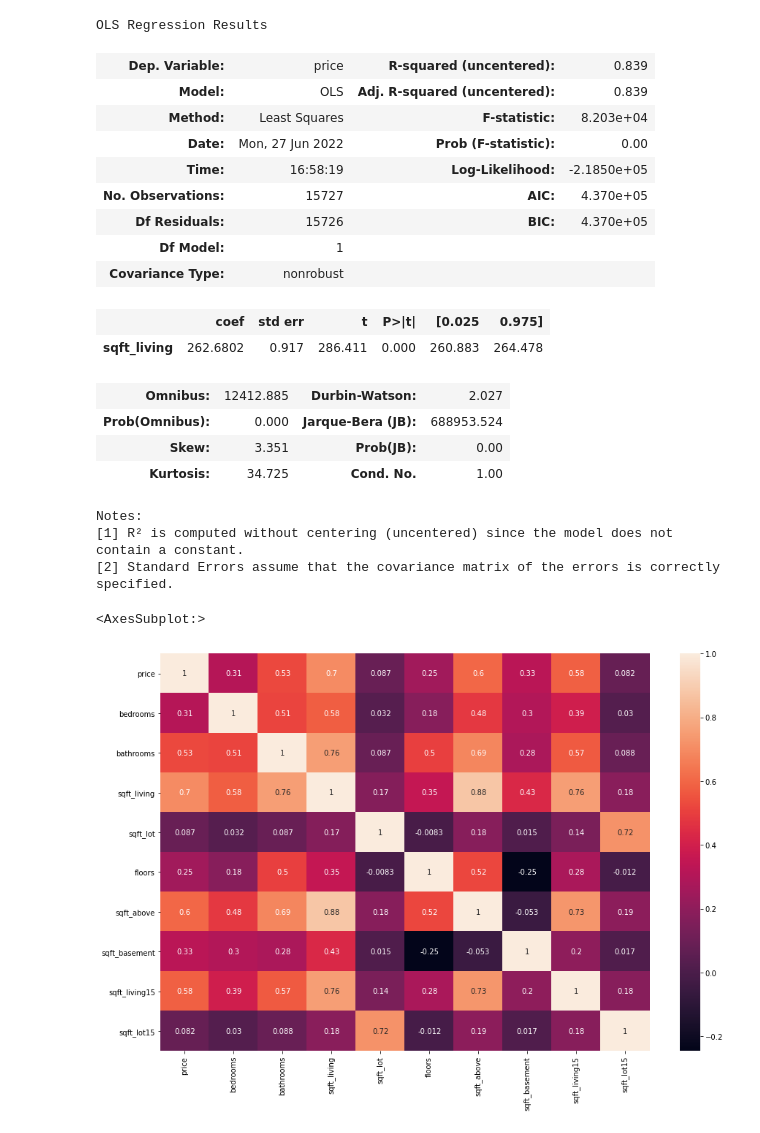
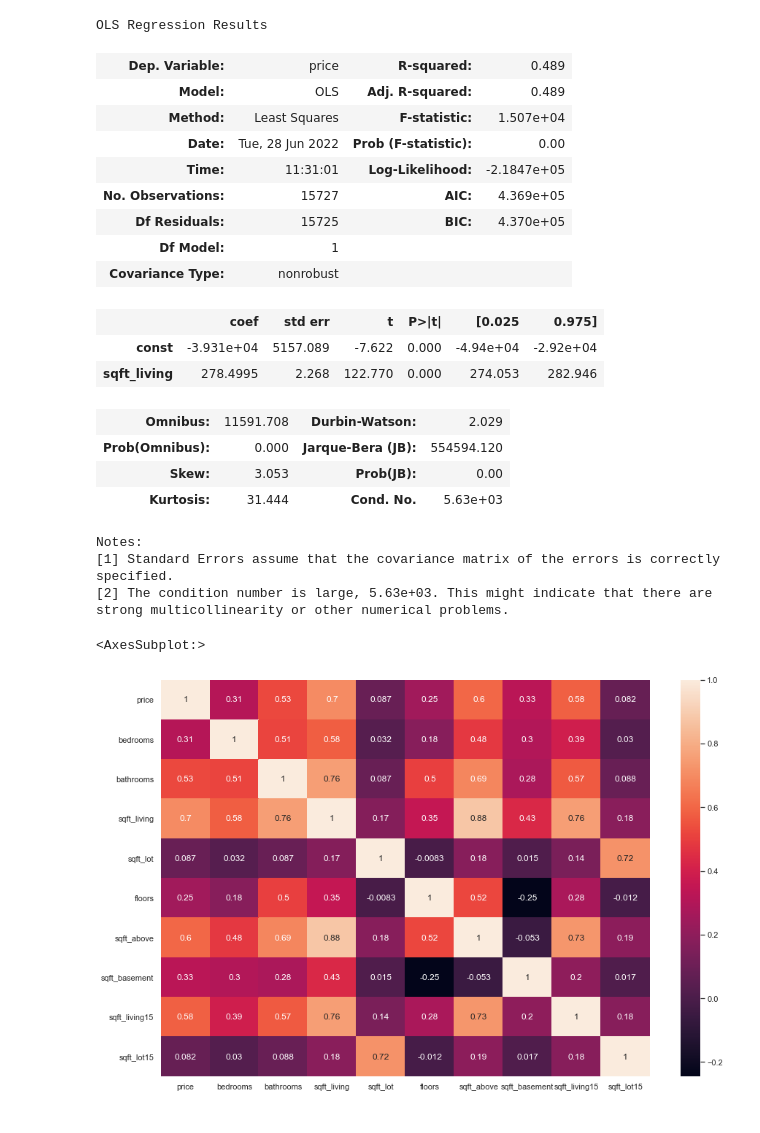
Before and after one commit to pjlannoo/Housing-Data-Project, a Jupyter notebook: Notebooks/Phil/ScratchNotebook.ipynb, the cells around one changed output. Cells and saved outputs as stored; diff of their text form; code cells hidden in the pictures.

```diff
--- a/Notebooks/Phil/ScratchNotebook.ipynb
+++ b/Notebooks/Phil/ScratchNotebook.ipynb
@@ -13,4 +14,4 @@ from sklearn.metrics import r2_score, mean_squared_error
 # %%
 df = pd.read_csv('../../data/clean_kc_house_data.csv')
-df = df.drop(columns='Unnamed: 0')
+df = df.drop(columns=['Unnamed: 0','date'])
 # %%
@@ -20,35 +65,37 @@ x_train, x_test, y_train, y_test = train_test_split(x, y, test_size=0.25, random
 # %%
-sqftModel = sm.OLS(y_train,x_train['sqft_living']).fit()
+sqftModel = sm.OLS(y_train,sm.add_constant(x_train['sqft_living'])).fit()
 sqftModel.summary()
 # %% [output]
 OLS Regression Results
-| Dep. Variable: | price | R-squared (uncentered): | 0.839 |
-| Model: | OLS | Adj. R-squared (uncentered): | 0.839 |
-| Method: | Least Squares | F-statistic: | 8.203e+04 |
-| Date: | Mon, 27 Jun 2022 | Prob (F-statistic): | 0.00 |
-| Time: | 16:58:19 | Log-Likelihood: | -2.1850e+05 |
-| No. Observations: | 15727 | AIC: | 4.370e+05 |
-| Df Residuals: | 15726 | BIC: | 4.370e+05 |
+| Dep. Variable: | price | R-squared: | 0.489 |
+| Model: | OLS | Adj. R-squared: | 0.489 |
+| Method: | Least Squares | F-statistic: | 1.507e+04 |
+| Date: | Tue, 28 Jun 2022 | Prob (F-statistic): | 0.00 |
+| Time: | 11:31:01 | Log-Likelihood: | -2.1847e+05 |
+| No. Observations: | 15727 | AIC: | 4.369e+05 |
+| Df Residuals: | 15725 | BIC: | 4.370e+05 |
 | Df Model: | 1 |  |  |
 | Covariance Type: | nonrobust |  |  |
 |  | coef | std err | t | P>|t| | [0.025 | 0.975] |
-| sqft_living | 262.6802 | 0.917 | 286.411 | 0.000 | 260.883 | 264.478 |
+| const | -3.931e+04 | 5157.089 | -7.622 | 0.000 | -4.94e+04 | -2.92e+04 |
+| sqft_living | 278.4995 | 2.268 | 122.770 | 0.000 | 274.053 | 282.946 |
-| Omnibus: | 12412.885 | Durbin-Watson: | 2.027 |
-| Prob(Omnibus): | 0.000 | Jarque-Bera (JB): | 688953.524 |
-| Skew: | 3.351 | Prob(JB): | 0.00 |
-| Kurtosis: | 34.725 | Cond. No. | 1.00 |
+| Omnibus: | 11591.708 | Durbin-Watson: | 2.029 |
+| Prob(Omnibus): | 0.000 | Jarque-Bera (JB): | 554594.120 |
+| Skew: | 3.053 | Prob(JB): | 0.00 |
+| Kurtosis: | 31.444 | Cond. No. | 5.63e+03 |
 Notes:
-[1] R² is computed without centering (uncentered) since the model does not contain a constant.
-[2] Standard Errors assume that the covariance matrix of the errors is correctly specified.
+[1] Standard Errors assume that the covariance matrix of the errors is correctly specified.
+[2] The condition number is large, 5.63e+03. This might indicate that there are
+strong multicollinearity or other numerical problems.
 # %%
 colList = ['bedrooms','bathrooms','sqft_living','sqft_lot','floors','sqft_above','sqft_basement','sqft_living15','sqft_lot15']
 # %%
-fig,ax = plt.subplots(figsize=(15,10))
+sns.set(rc={'figure.figsize':(15, 10)})
 
 sns.heatmap(data=df[['price',*colList]].corr(),annot=True)
 # %% [output]
 <AxesSubplot:>
-[figure, old version]
+[figure, new version]
 # %%
 df[[*colList]]
 # %% [output]
```
Also changed, not shown: parts of 13 cells of this notebook, 1 other file.
